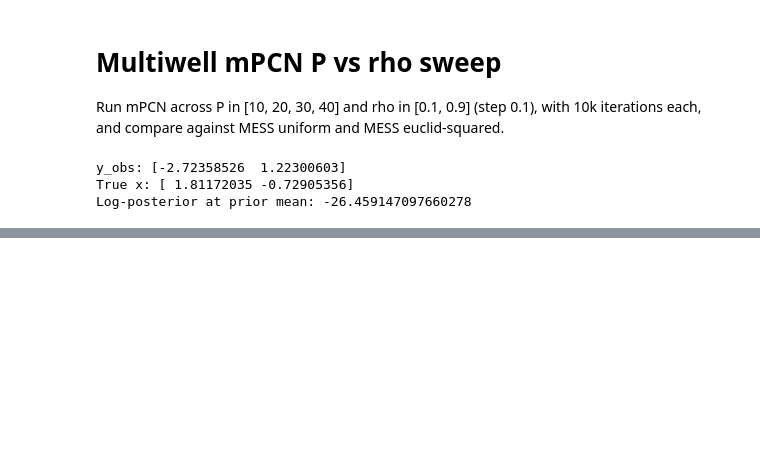
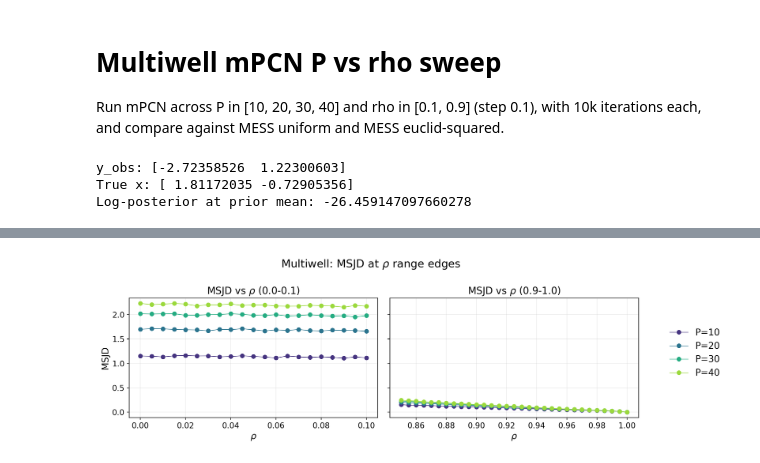
Before and after one commit to guillerminasenn/multiproposal-internal, a Jupyter notebook: notebooks/02_toy_multiwell_mpcn_P_rho_sweep.ipynb, the cells around one changed output, grey strips where cells are left out. Drawn from its saved outputs; the diff is of its cells as text; code cells hidden in the pictures; blank space fills up the shorter version.

```diff
--- a/notebooks/02_toy_multiwell_mpcn_P_rho_sweep.ipynb
+++ b/notebooks/02_toy_multiwell_mpcn_P_rho_sweep.ipynb
@@ -584,0 +697,32 @@ MSJD table (mPCN across rho; pCN row if enabled):
+# %%
+# Zoomed-in MSJD vs rho (0-0.1 and 0.9-1.0)
+apply_pub_style()
+
+fig, axes = plt.subplots(1, 2, figsize=(12.0, 4.2), sharey=True)
+ax_low, ax_high = axes
+
+for P in P_sorted:
+    msjd_low = [get_metric_for_rho(results['mpcn'], P, rho, 'msjd_mean') for rho in rho_low]
+    msjd_high = [get_metric_for_rho(results['mpcn'], P, rho, 'msjd_mean') for rho in rho_high]
+    ax_low.plot(rho_low, msjd_low, marker='o', color=color_by_P[P], label=f'P={P}')
+    ax_high.plot(rho_high, msjd_high, marker='o', color=color_by_P[P], label=f'P={P}')
+
+ax_low.set_title(r'MSJD vs $\rho$ (0.0-0.1)')
+ax_low.set_xlabel(r'$\rho$')
+ax_low.set_ylabel('MSJD')
+ax_low.grid(alpha=0.25)
+
+ax_high.set_title(r'MSJD vs $\rho$ (0.9-1.0)')
+ax_high.set_xlabel(r'$\rho$')
+ax_high.grid(alpha=0.25)
+
+handles, labels = ax_low.get_legend_handles_labels()
+fig.legend(handles, labels, loc='center left', bbox_to_anchor=(1.02, 0.5), frameon=False)
+fig.suptitle(r'Multiwell: MSJD at $\rho$ range edges')
+fig.tight_layout()
+
+filename = 'multiwell_msjd_rho_edges_0.00-0.10_0.85-1.00.png'
+fig.savefig(reports_dir / filename, bbox_inches='tight')
+plt.show()
+# %% [output]
+[figure, added]
```
Also changed, not shown: parts of 8 cells of this notebook, 3 other files.
